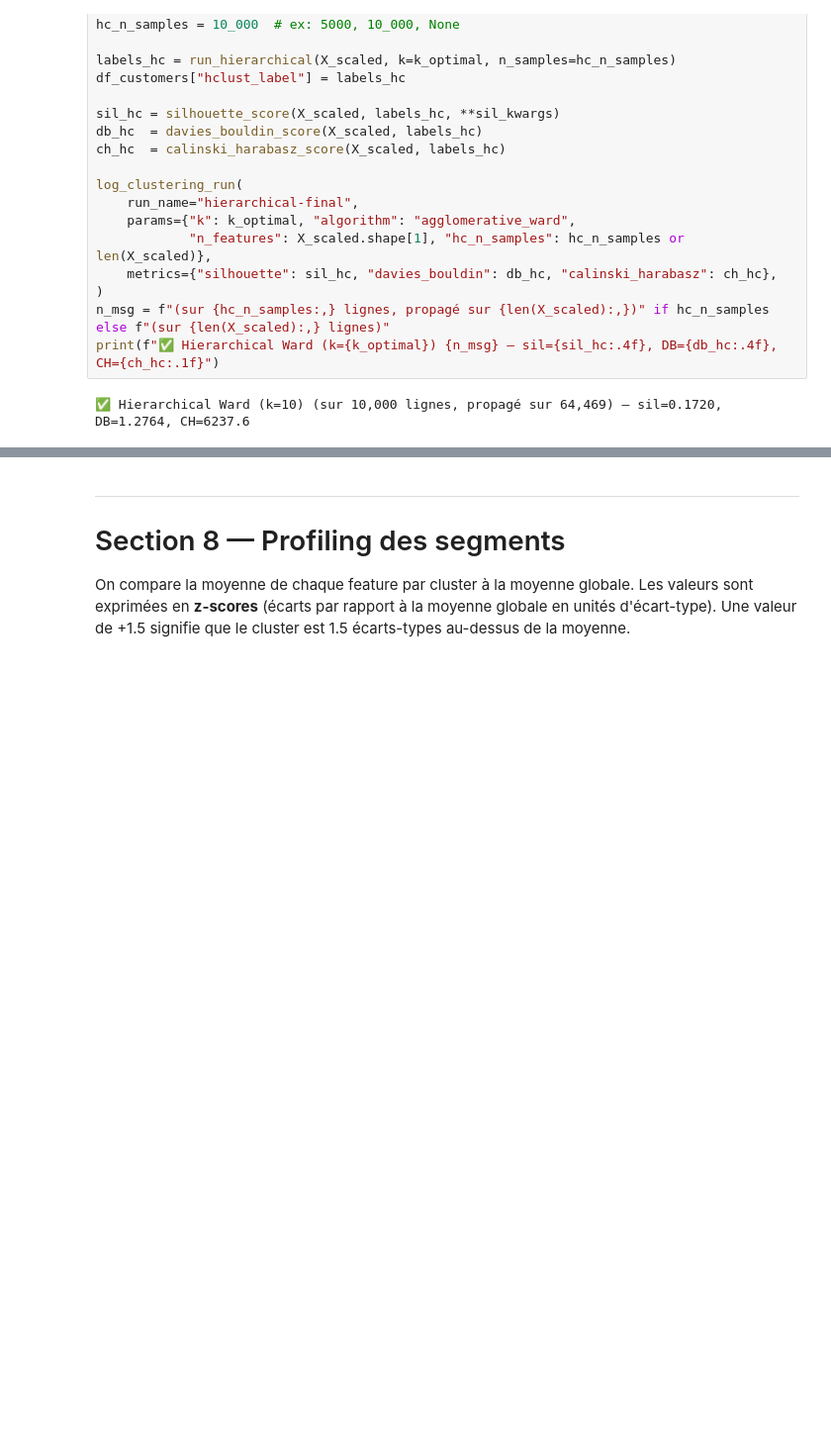
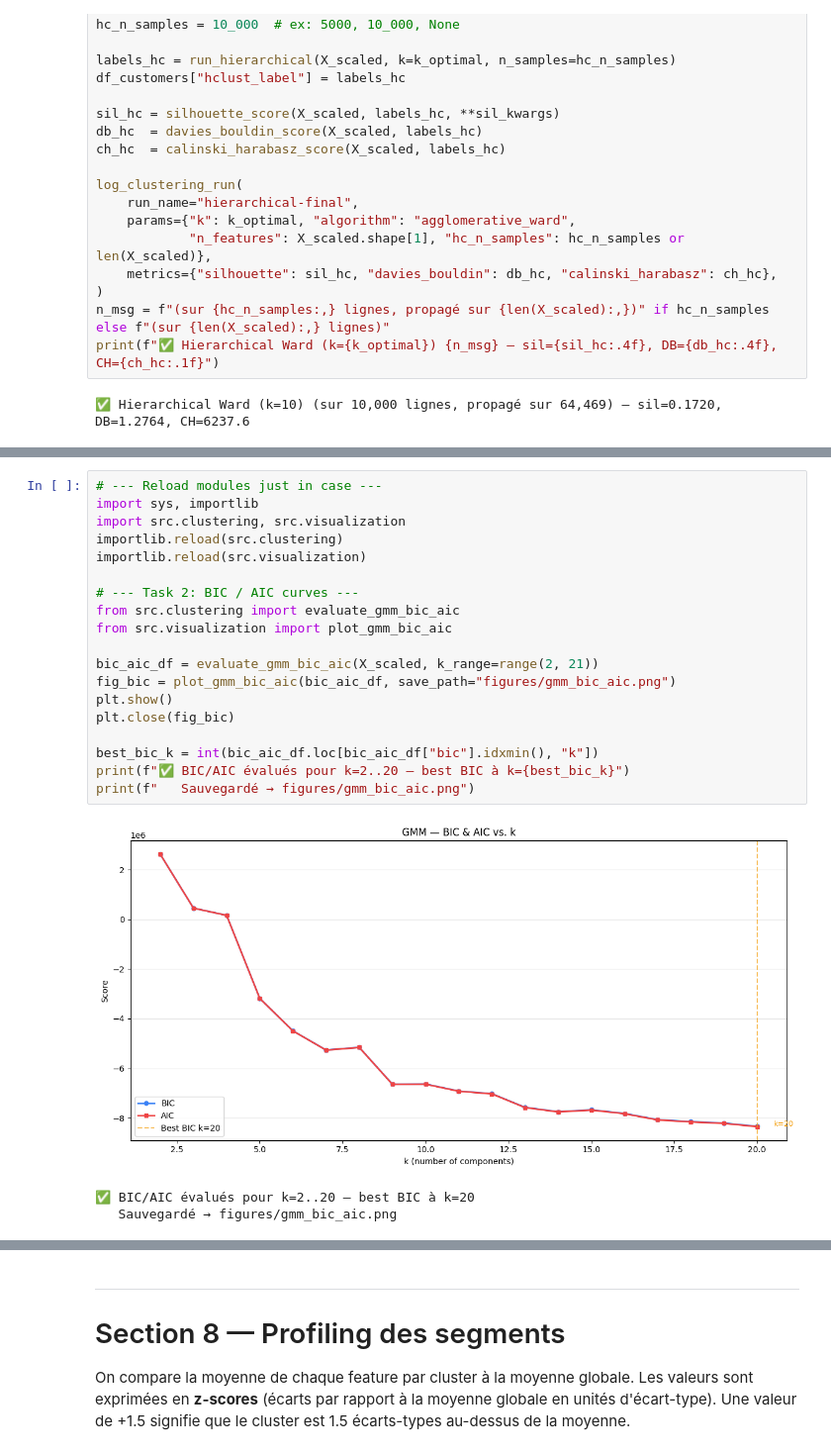
Before and after one commit to milansecondaire/Sephora, a Jupyter notebook: 02_clustering.ipynb, the cells around one changed output, grey strips where cells are left out. Shown at 99% size. Cells and saved outputs as stored; diff of their text form; blank space fills up the shorter version.

```diff
--- a/02_clustering.ipynb
+++ b/02_clustering.ipynb
@@ -449,0 +491,23 @@ Hierarchical (Ward)    0.172023        1.276355        6237.589800
+# %%
+# --- Reload modules just in case ---
+import sys, importlib
+import src.clustering, src.visualization
+importlib.reload(src.clustering)
+importlib.reload(src.visualization)
+
+# --- Task 2: BIC / AIC curves ---
+from src.clustering import evaluate_gmm_bic_aic
+from src.visualization import plot_gmm_bic_aic
+
+bic_aic_df = evaluate_gmm_bic_aic(X_scaled, k_range=range(2, 21))
+fig_bic = plot_gmm_bic_aic(bic_aic_df, save_path="figures/gmm_bic_aic.png")
+plt.show()
+plt.close(fig_bic)
+
+best_bic_k = int(bic_aic_df.loc[bic_aic_df["bic"].idxmin(), "k"])
+print(f"✅ BIC/AIC évalués pour k=2..20 — best BIC à k={best_bic_k}")
+print(f"   Sauvegardé → figures/gmm_bic_aic.png")
+# %% [output]
+[figure, added]
+✅ BIC/AIC évalués pour k=2..20 — best BIC à k=20
+   Sauvegardé → figures/gmm_bic_aic.png
```
Also changed, not shown: parts of 24 cells of this notebook, 21 other files.
